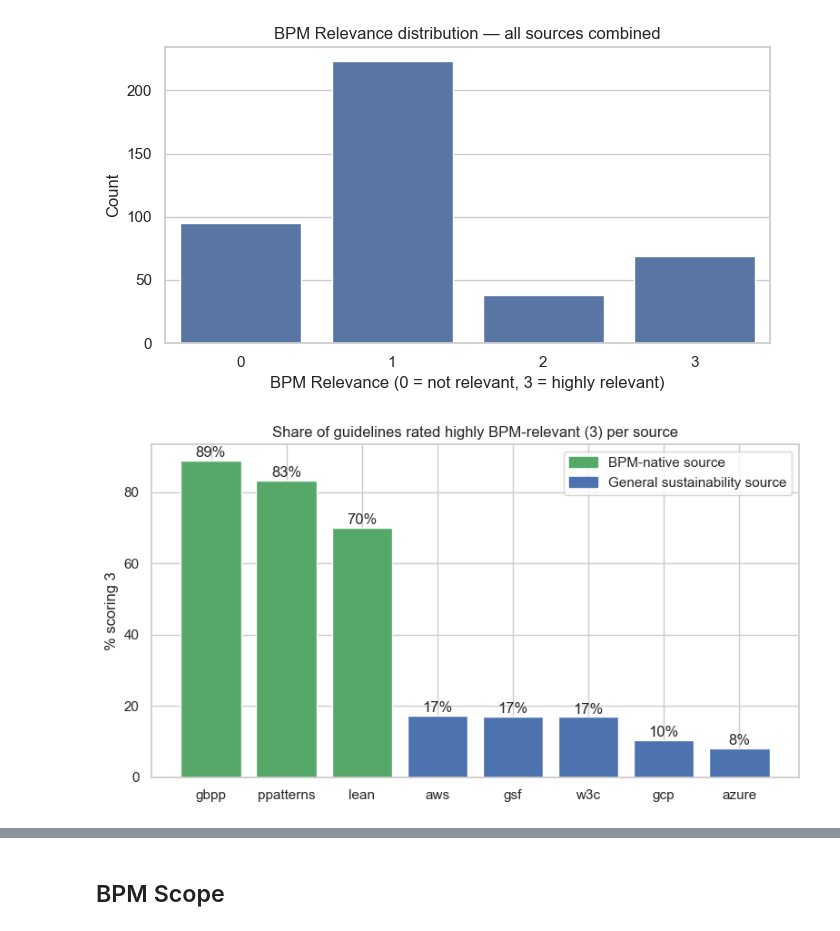
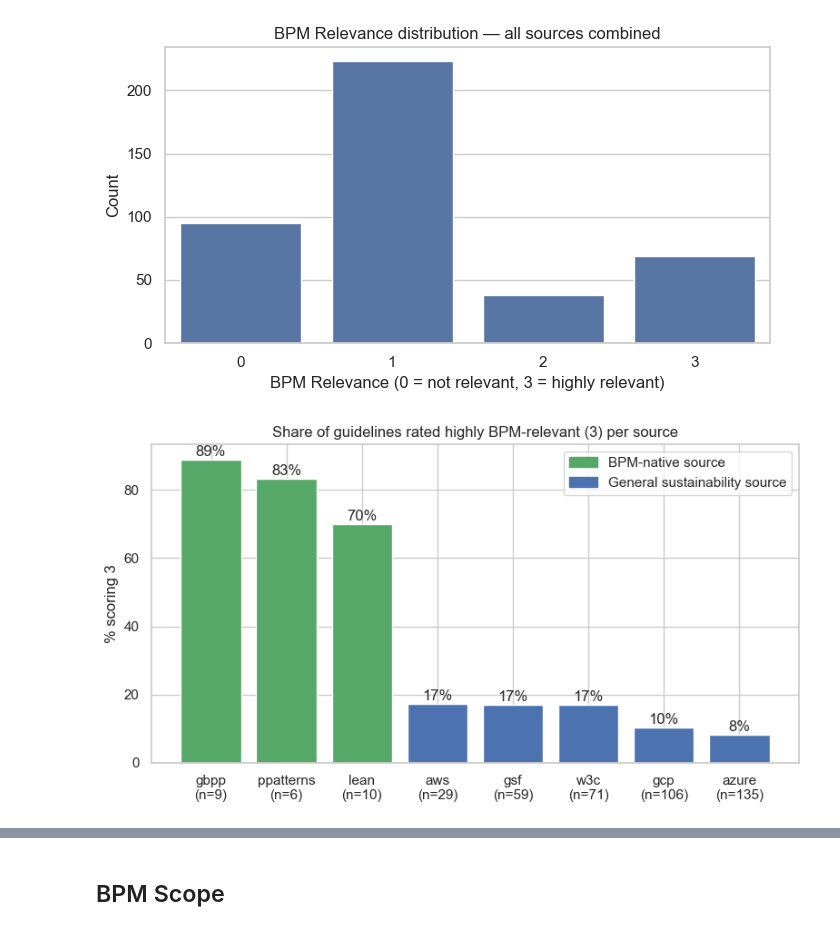
Before and after one commit to nyuuyn/green-bpm-survey, a Jupyter notebook: analysis.ipynb, the cells around one changed output, grey strips where cells are left out. Cells and saved outputs as stored; diff of their text form; code cells hidden in the pictures.

```diff
--- a/analysis.ipynb
+++ b/analysis.ipynb
@@ -87,31 +87,37 @@ plt.show()
 # %% [output]
 [figure]
 # %%
-# % of guidelines scoring 3 ("highly relevant") per source, ordered high to low
+# % of guidelines scoring 3 ("highly relevant") per source, ordered high to low.
+# Sample size varies a lot by source (ppatterns n=6 vs. azure n=135), so a single
+# guideline can swing a small source's share by 10-17 points - annotate n on the
+# x-axis so that's visible rather than implied.
+n_per_source = df.groupby("Source").size()
 high_share = (
     df.assign(high=df["BPM Relevance"] >= 3)
     .groupby("Source")["high"]
     .mean()
     .mul(100)
     .reindex(SOURCES)
     .sort_values(ascending=False)
 )
 
 fig, ax = plt.subplots(figsize=(8, 4.5))
 colors = ["#55A868" if s in BPM_NATIVE else "#4C72B0" for s in high_share.index]
 bars = ax.bar(high_share.index, high_share.values, color=colors)
 ax.set_title("Share of guidelines rated highly BPM-relevant (3) per source")
 ax.set_ylabel("% scoring 3")
+ax.set_xticks(range(len(high_share)))
+ax.set_xticklabels([f"{s}\n(n={n_per_source[s]})" for s in high_share.index])
 for bar, v in zip(bars, high_share.values):
     ax.text(bar.get_x() + bar.get_width() / 2, v + 1, f"{v:.0f}%", ha="center")
 ax.legend(
     handles=[
         plt.Rectangle((0, 0), 1, 1, color="#55A868", label="BPM-native source"),
         plt.Rectangle((0, 0), 1, 1, color="#4C72B0", label="General sustainability source"),
     ]
 )
 plt.tight_layout()
 plt.show()
 # %% [output]
-[figure, old version]
+[figure, new version]
 # %%
```
Also changed, not shown: parts of 5 cells of this notebook.
